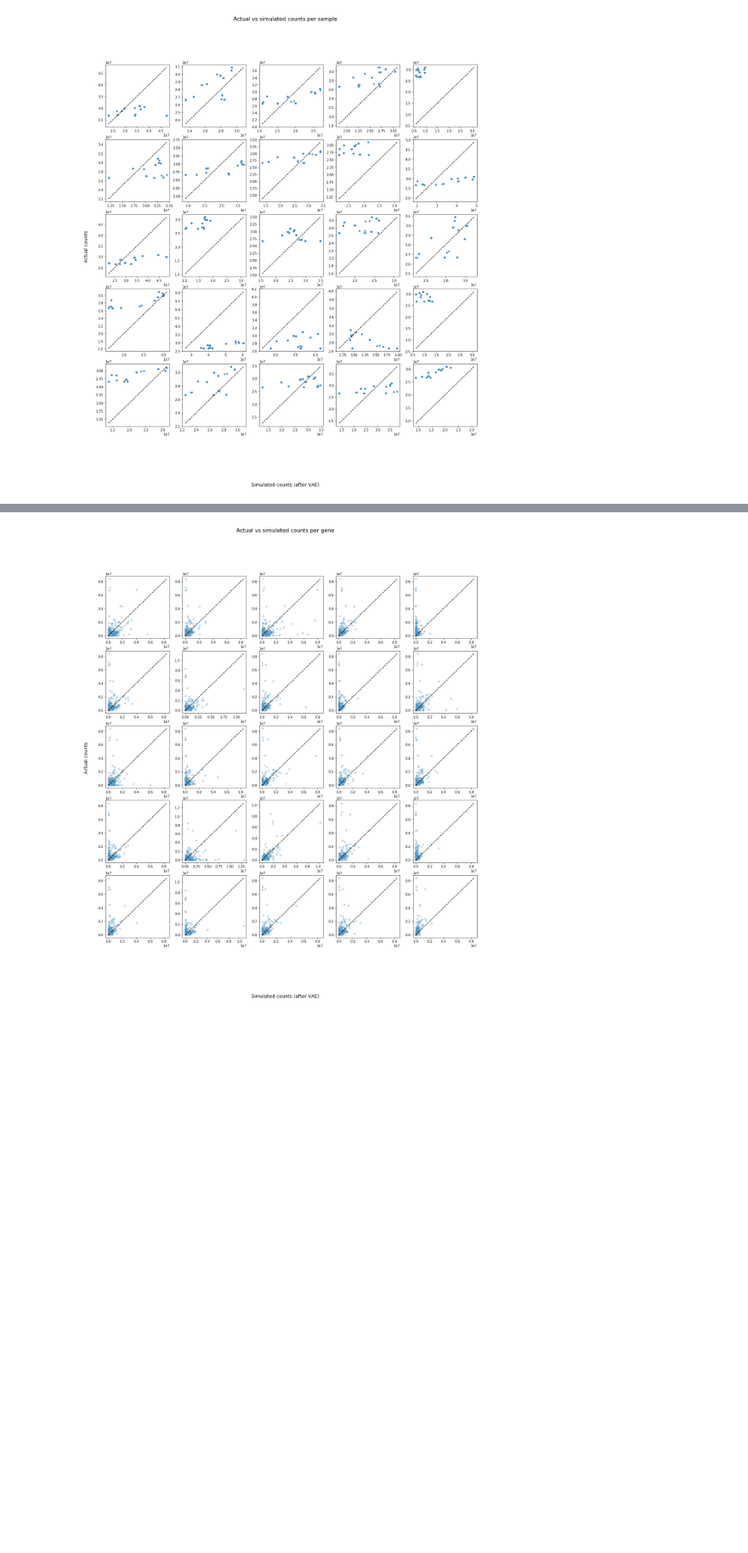
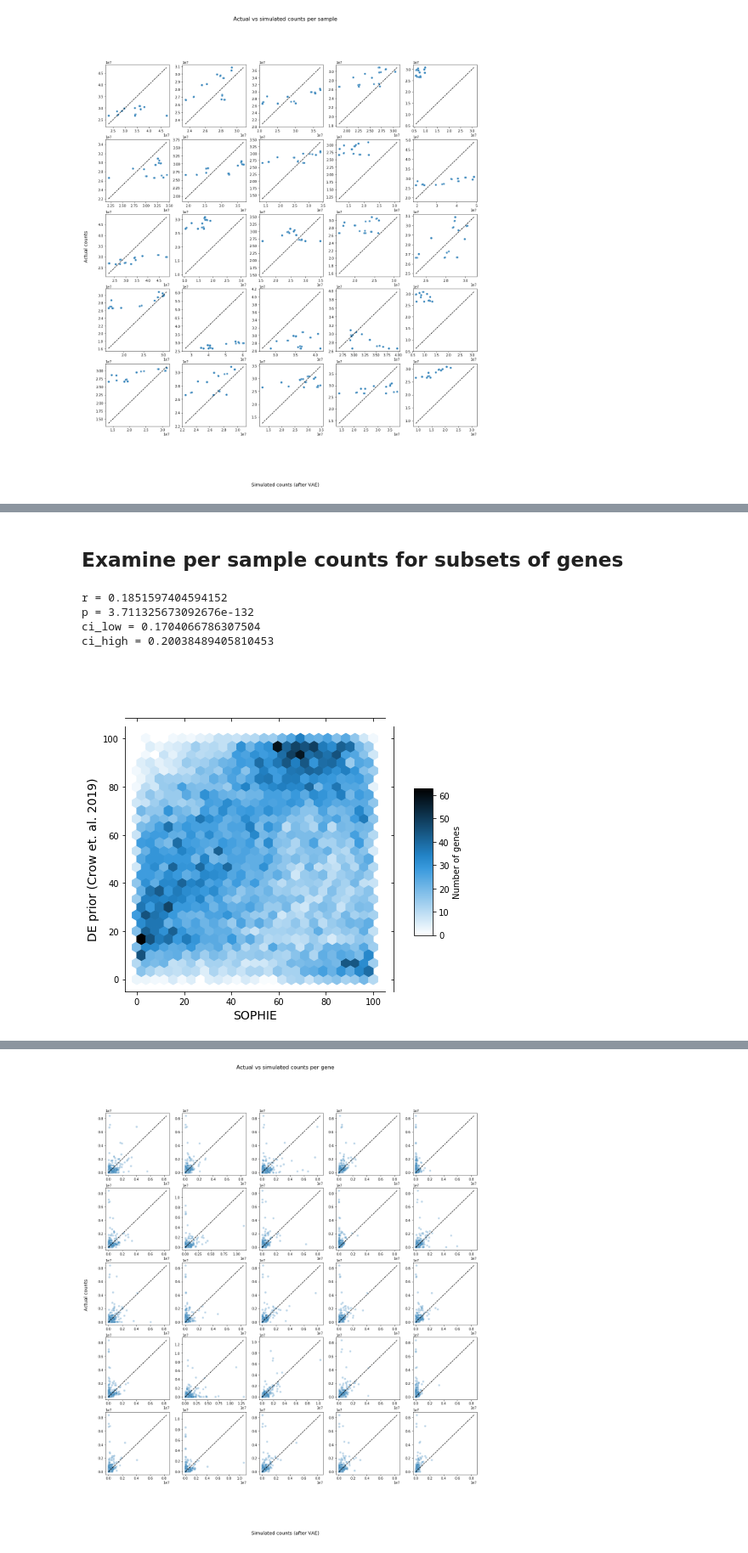
Before and after one commit to greenelab/generic-expression-patterns, a Jupyter notebook: explore_RNAseq_only_generic_genes/1c_original_vs_simulated_counts.ipynb, the cells around one changed output, grey strips where cells are left out. Shown at 85% size. Drawn from its saved outputs; the diff is of its cells as text; code cells hidden in the pictures; blank space fills up the shorter version.

```diff
--- a/explore_RNAseq_only_generic_genes/1c_original_vs_simulated_counts.ipynb
+++ b/explore_RNAseq_only_generic_genes/1c_original_vs_simulated_counts.ipynb
@@ -196,3 +219,33 @@ scatter_plot_original_vs_simulated(
 * For example, say our actual experiment has some low sequencing coverage (i.e. total read counts) where a set of genes are not detectable (i.e. these genes have 0 read counts). After going through the VAE shifting process, some samples seem to have increased or decreased sequencing coverage compared to the actual sample. This will result in the same gene artificially having a change in read count due to the differences in sequencing coverage between samples.
 
 * To correct for this we can try to re-scale the decoded counts per sample so that the sum of the simulated counts is equal to the sum of the actual total counts.
+# %% [markdown]
+## Examine per sample counts for subsets of genes
+# %%
+# Load gene_summary_filename
+gene_summary_filename = os.path.join(
+    base_dir, dataset_name, f"generic_gene_summary_{project_id}.tsv"
+)
+
+summary_gene_ranks = pd.read_csv(gene_summary_filename, sep="\t", index_col=0, header=0)
+# %%
+# Get generic genes identified by Crow et. al.
+DE_prior_filename = params["reference_gene_filename"]
+ref_gene_col = params["reference_gene_name_col"]
+ref_rank_col = params["reference_rank_col"]
+
+figure_filename = f"gene_ranking_{col_to_rank_genes}_tmp.svg"
+
+corr, shared_ranking = ranking.compare_gene_ranking(
+    summary_gene_ranks,
+    DE_prior_filename,
+    ref_gene_col,
+    ref_rank_col,
+    figure_filename,
+)
+# %% [output]
+r = 0.1851597404594152
+p = 3.711325673092676e-132
+ci_low = 0.1704066786307504
+ci_high = 0.20038489405810453
+[figure, added]
```
Also changed, not shown: parts of 9 cells of this notebook, 2 other files.
